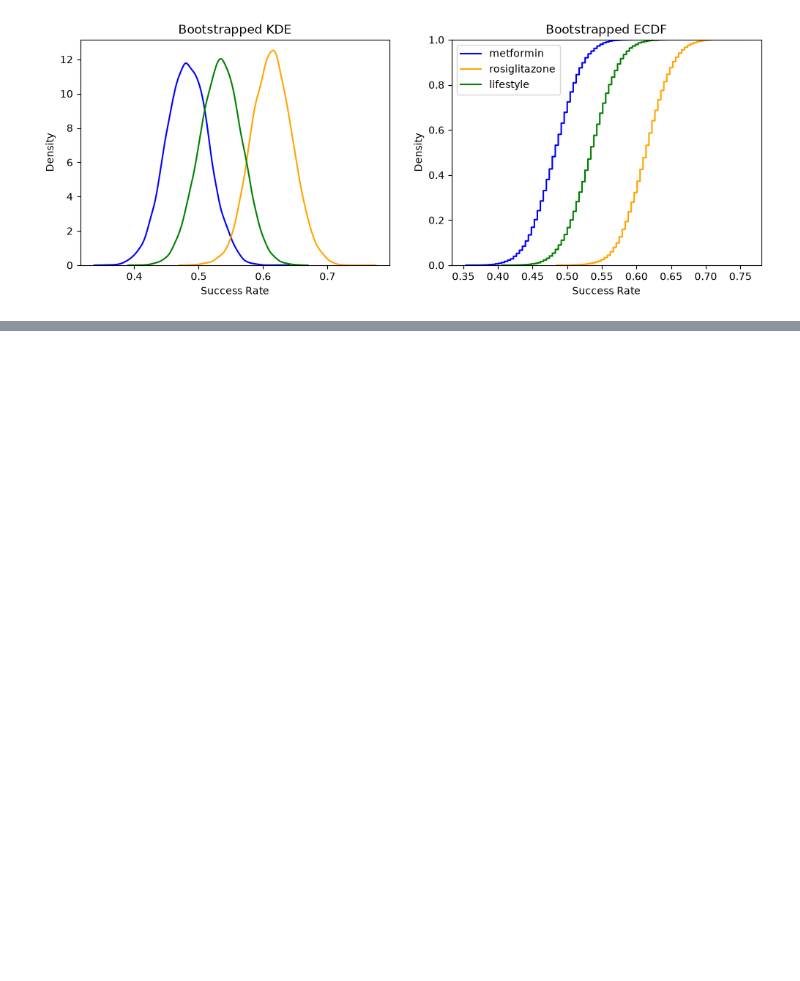
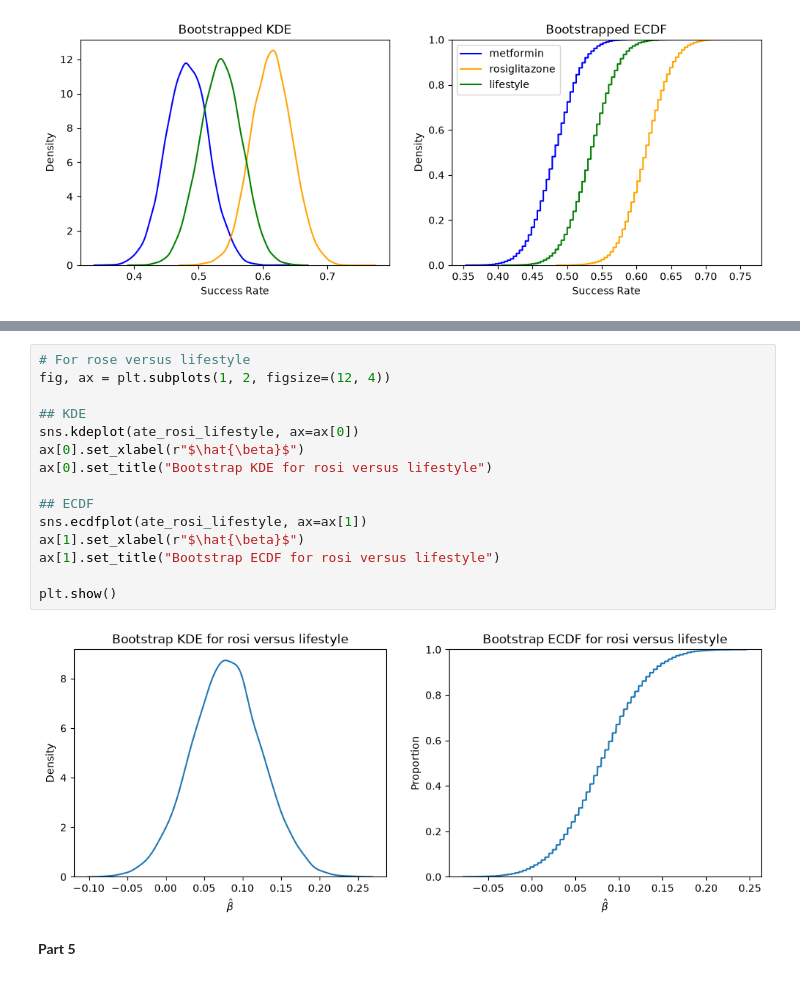
Before and after one commit to lchop14/UU_F26_templates, a Jupyter notebook: Week06/Thursday_lab/lab_06.ipynb, the cells around one changed output, grey strips where cells are left out. Saved outputs shown, nothing was run; the diff lists cells and outputs as text; blank space fills up the shorter version.

```diff
--- a/Week06/Thursday_lab/lab_06.ipynb
+++ b/Week06/Thursday_lab/lab_06.ipynb
@@ -308,0 +345,19 @@ plt.show()
+# %%
+# For rose versus lifestyle
+fig, ax = plt.subplots(1, 2, figsize=(12, 4))
+
+## KDE
+sns.kdeplot(ate_rosi_lifestyle, ax=ax[0])
+ax[0].set_xlabel(r"$\hat{\beta}$")
+ax[0].set_title("Bootstrap KDE for rosi versus lifestyle")
+
+## ECDF
+sns.ecdfplot(ate_rosi_lifestyle, ax=ax[1])
+ax[1].set_xlabel(r"$\hat{\beta}$")
+ax[1].set_title("Bootstrap ECDF for rosi versus lifestyle")
+
+plt.show()
+# %% [output]
+[figure, added]
+# %% [markdown]
+**Part 5**
```
Also changed, not shown: parts of 5 cells of this notebook.
